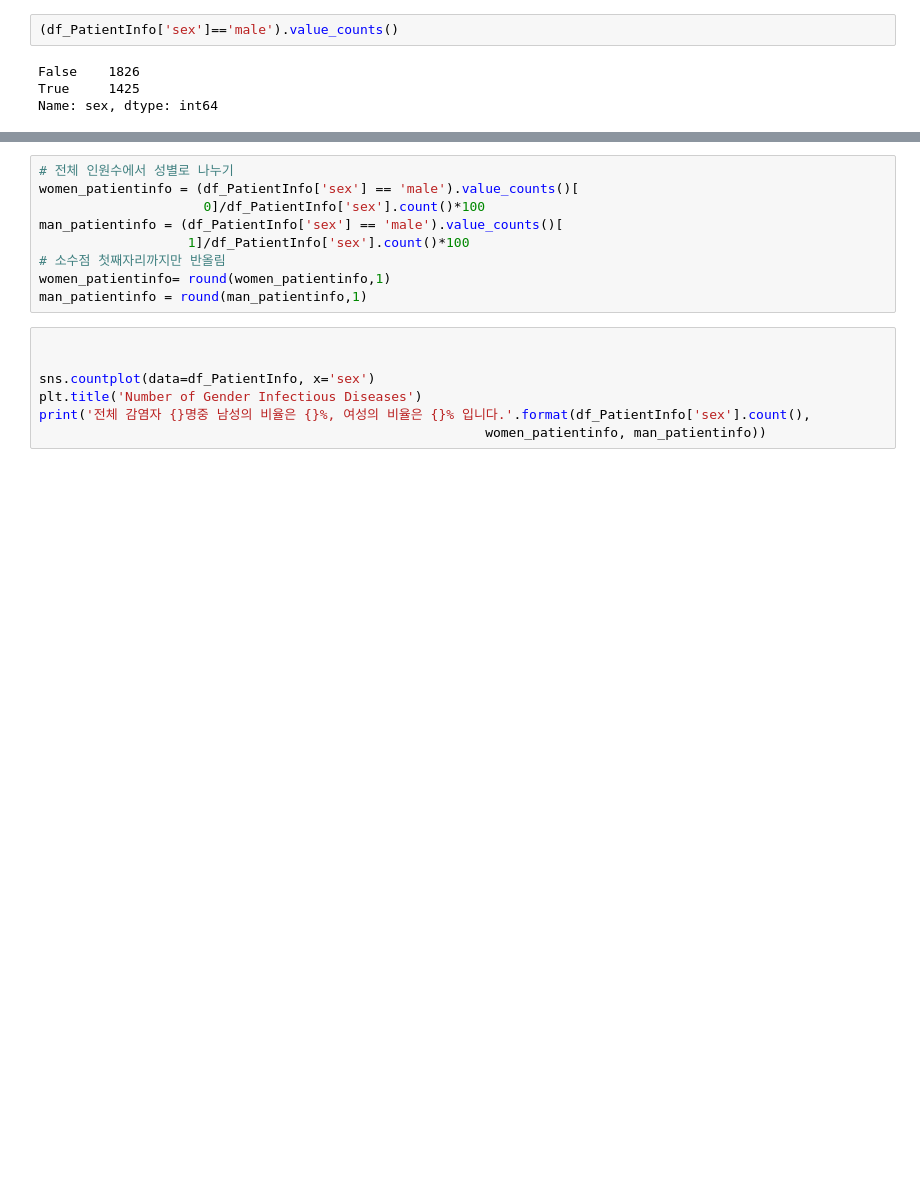
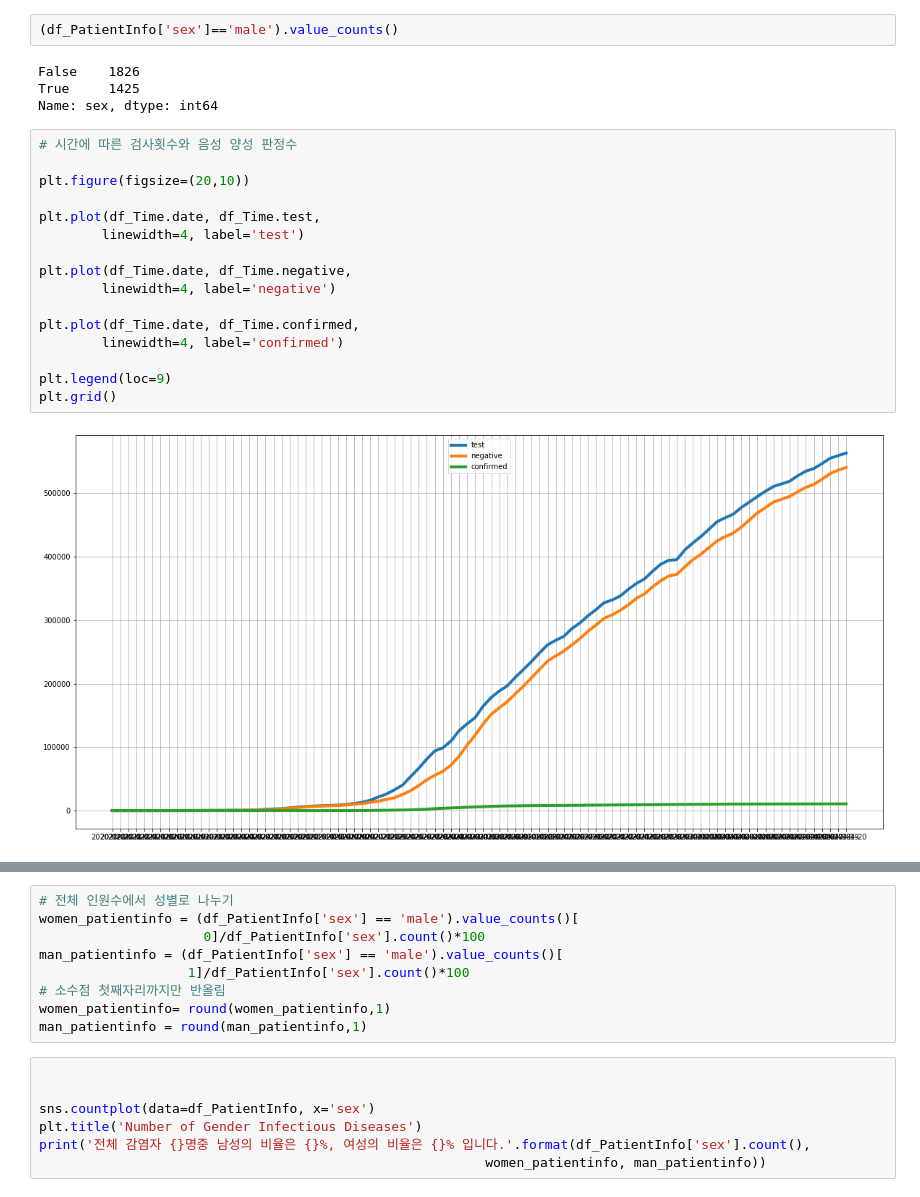
Before and after one commit to Junhyuk93/corona-EDA, a Jupyter notebook: corona_base.ipynb, the cells around one changed output, grey strips where cells are left out. Drawn from its saved outputs; the diff is of its cells as text; blank space fills up the shorter version.

Commit message:
feats : more graph and visualization

```diff
--- a/corona_base.ipynb
+++ b/corona_base.ipynb
@@ -263,3 +283,21 @@ msno.matrix(df_PatientInfo)
 False    1826
 True     1425
 Name: sex, dtype: int64
+# %%
+# 시간에 따른 검사횟수와 음성 양성 판정수
+
+plt.figure(figsize=(20,10))
+
+plt.plot(df_Time.date, df_Time.test,
+        linewidth=4, label='test')
+
+plt.plot(df_Time.date, df_Time.negative,
+        linewidth=4, label='negative')
+
+plt.plot(df_Time.date, df_Time.confirmed,
+        linewidth=4, label='confirmed')
+
+plt.legend(loc=9)
+plt.grid()
+# %% [output]
+[figure, added]
```
Also changed, not shown: parts of 16 cells of this notebook.
